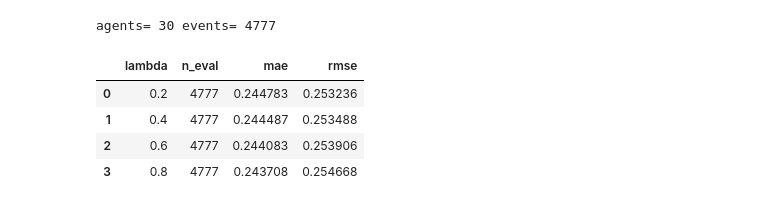
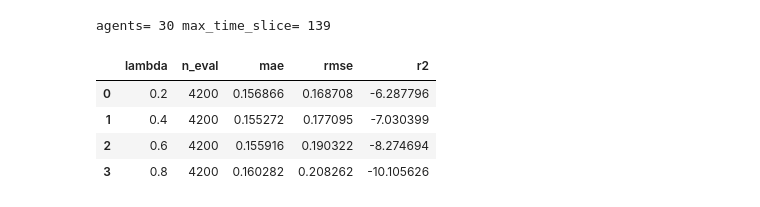
Before and after one commit to samuelLi05/llm-network, a Jupyter notebook: modeling/models/friedkin_johnsen_profile.ipynb, the cells around one changed output. Drawn from its saved outputs; the diff is of its cells as text; code cells hidden in the pictures.

```diff
--- a/modeling/models/friedkin_johnsen_profile.ipynb
+++ b/modeling/models/friedkin_johnsen_profile.ipynb
@@ -216,21 +483,22 @@ def run_event_fj(data, lam=0.6):
 # %%
 data = load_run_data(RUN_DIR)
-print('agents=', len(data['agent_ids']), 'events=', len(data['events']))
+print('agents=', len(data['agent_ids']), 'max_time_slice=', data['max_time_slice'])
 lambdas = PARAMS['lambda_grid']
 rows = []
 for lam in lambdas:
-    _, rec, _ = run_event_fj(data, lam=lam)
-    m = evaluate(rec)
-    rows.append({'lambda': lam, 'n_eval': len(rec), **m})
+    out = run_timeslice_fj(data, lam=lam, predictor=FIRST_POST_PREDICTOR, rng_seed=PARAMS['predictor_rng_seed'])
+    comparison_records = out['records']
+    m = evaluate(comparison_records)
+    rows.append({'lambda': lam, 'n_eval': len(comparison_records), **m})
 res = pd.DataFrame(rows).sort_values('rmse').reset_index(drop=True)
 res.head(10)
 # %% [output]
-agents= 30 events= 4777
+agents= 30 max_time_slice= 139
-|  | lambda | n_eval | mae | rmse |
-| 0 | 0.2 | 4777 | 0.244783 | 0.253236 |
-| 1 | 0.4 | 4777 | 0.244487 | 0.253488 |
-| 2 | 0.6 | 4777 | 0.244083 | 0.253906 |
-| 3 | 0.8 | 4777 | 0.243708 | 0.254668 |
+|  | lambda | n_eval | mae | rmse | r2 |
+| 0 | 0.2 | 4200 | 0.156866 | 0.168708 | -6.287796 |
+| 1 | 0.4 | 4200 | 0.155272 | 0.177095 | -7.030399 |
+| 2 | 0.6 | 4200 | 0.155916 | 0.190322 | -8.274694 |
+| 3 | 0.8 | 4200 | 0.160282 | 0.208262 | -10.105626 |
 # %%
 best = res.iloc[0].to_dict()
 print('Best:', best)
```
Also changed, not shown: parts of 6 cells of this notebook, 12 other files.
